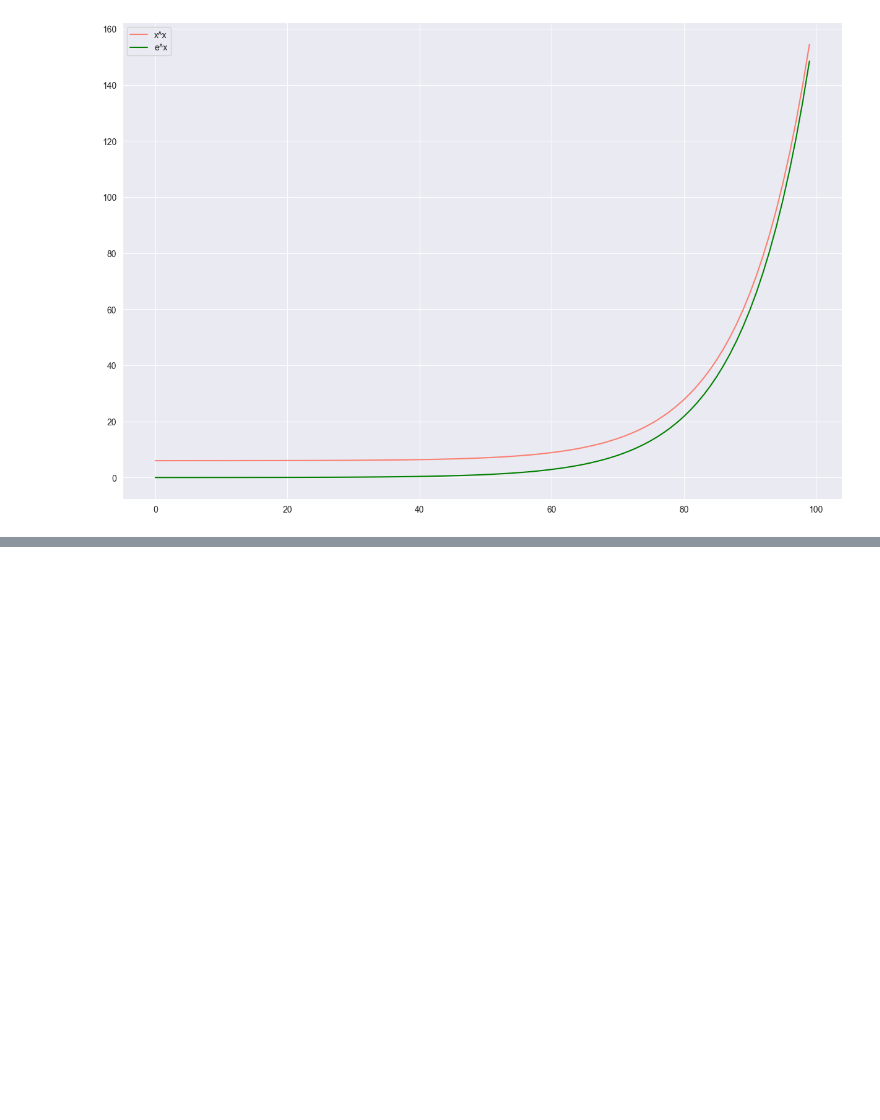
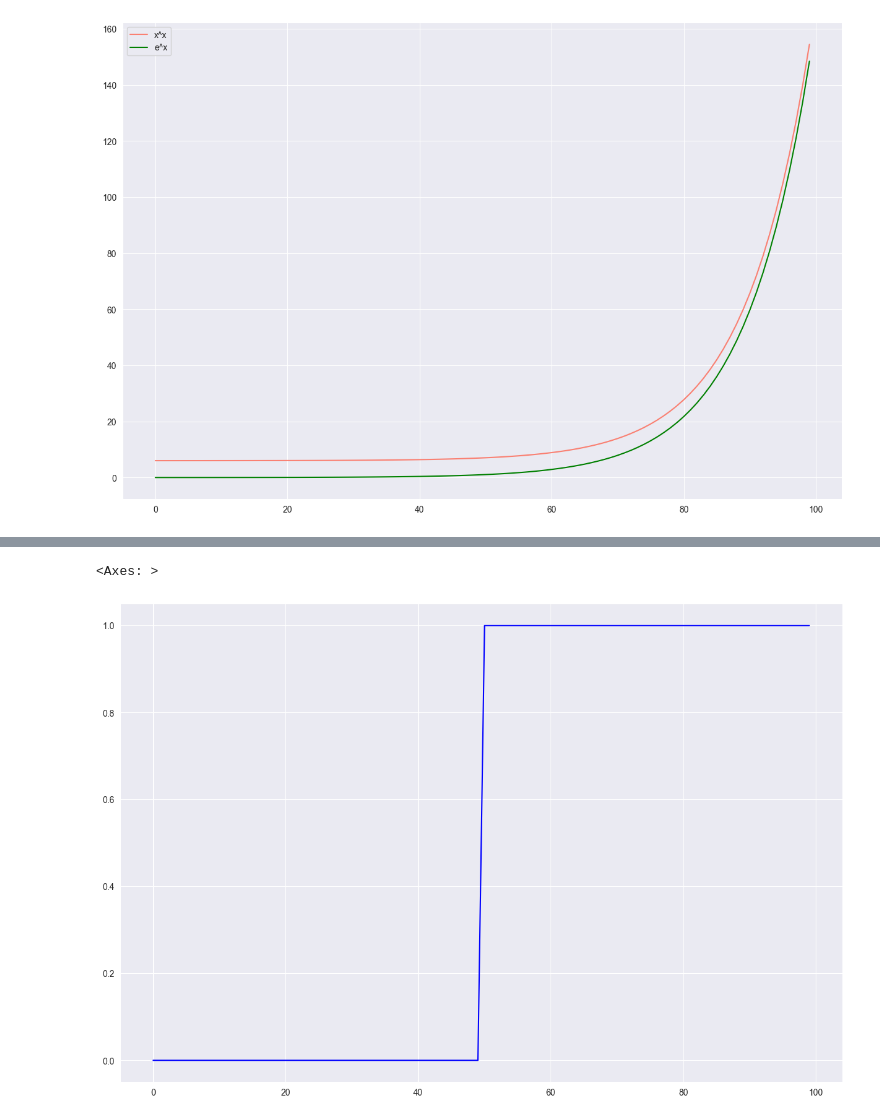
Before and after one commit to carlosdizx/first-steps-data-science, a Jupyter notebook: example16.ipynb, the cells around one changed output, grey strips where cells are left out. Cells and saved outputs as stored; diff of their text form; code cells hidden in the pictures; blank space fills up the shorter version.

```diff
--- a/example16.ipynb
+++ b/example16.ipynb
@@ -120,0 +130,11 @@ sns.lineplot(data= y, color='green', label=f"e^x")
+# %%
+def h(x):
+    return np.intp(x >= 0)
+# %%
+plt.figure(figsize=(15, 10))
+
+y = h(x)
+sns.lineplot(data= y, color='blue')
+# %% [output]
+<Axes: >
+[figure, added]
```
Also changed, not shown: parts of 1 cell of this notebook.
